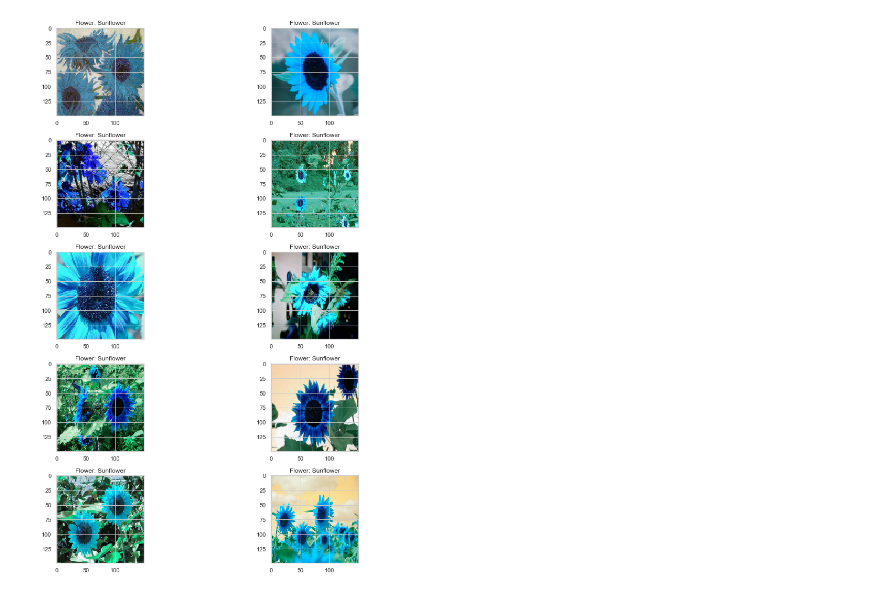
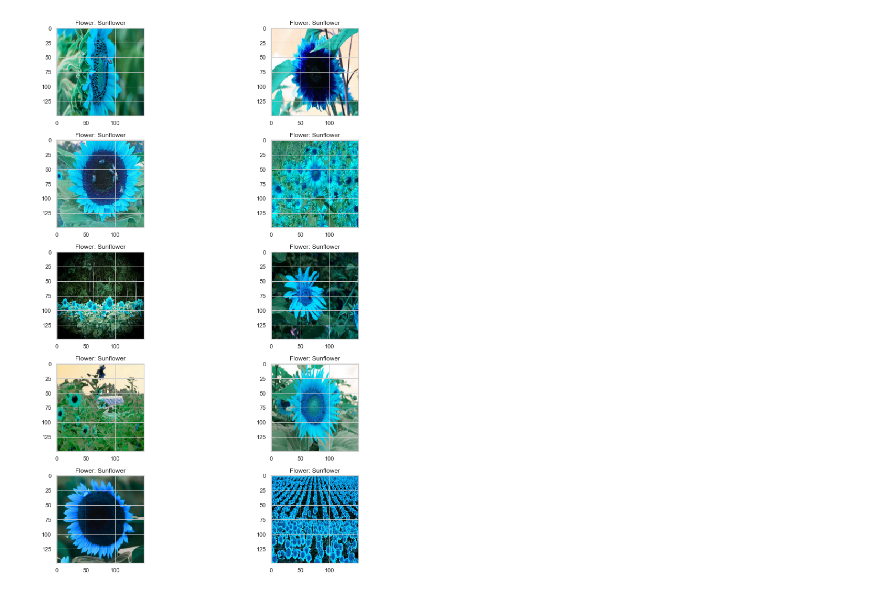
Before and after one commit to SukheshNuthalapati/BeeSnap-ML, a Jupyter notebook: Preproccess/sunflower.ipynb, the cells around one changed output. Cells and saved outputs as stored; diff of their text form; code cells hidden in the pictures.

```diff
--- a/Preproccess/sunflower.ipynb
+++ b/Preproccess/sunflower.ipynb
@@ -75,13 +75,13 @@ print(len(X))
 # %%
 #visualize 10 images
 fig,ax=plt.subplots(5,2)
 fig.set_size_inches(15,15)
-l=1000
+l=500
 for i in range(5):
     for j in range(2):
         ax[i, j].imshow(X[l])
         ax[i,j].set_title('Flower: '+Z[l])
         l = l + 1
 plt.tight_layout()
 # %% [output]
-[figure, old version]
+[figure, new version]
```
Also changed, not shown: parts of 9 cells of this notebook.
